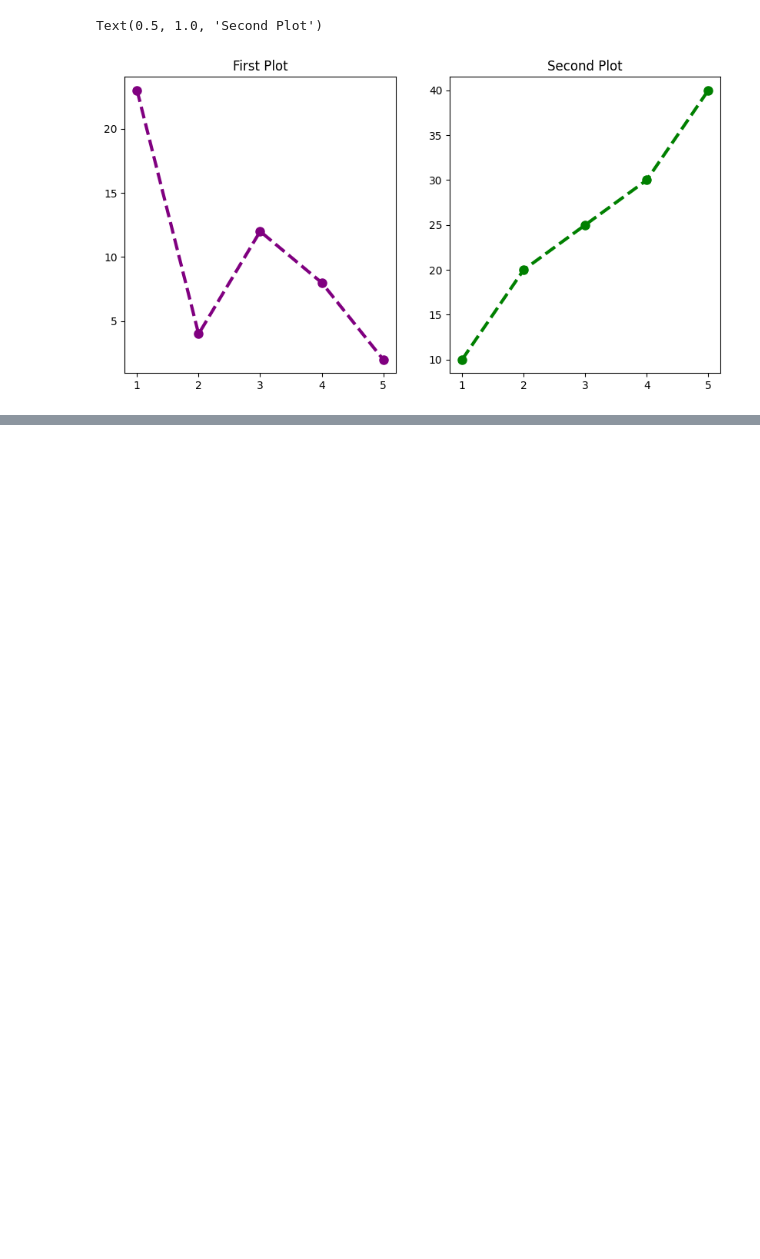
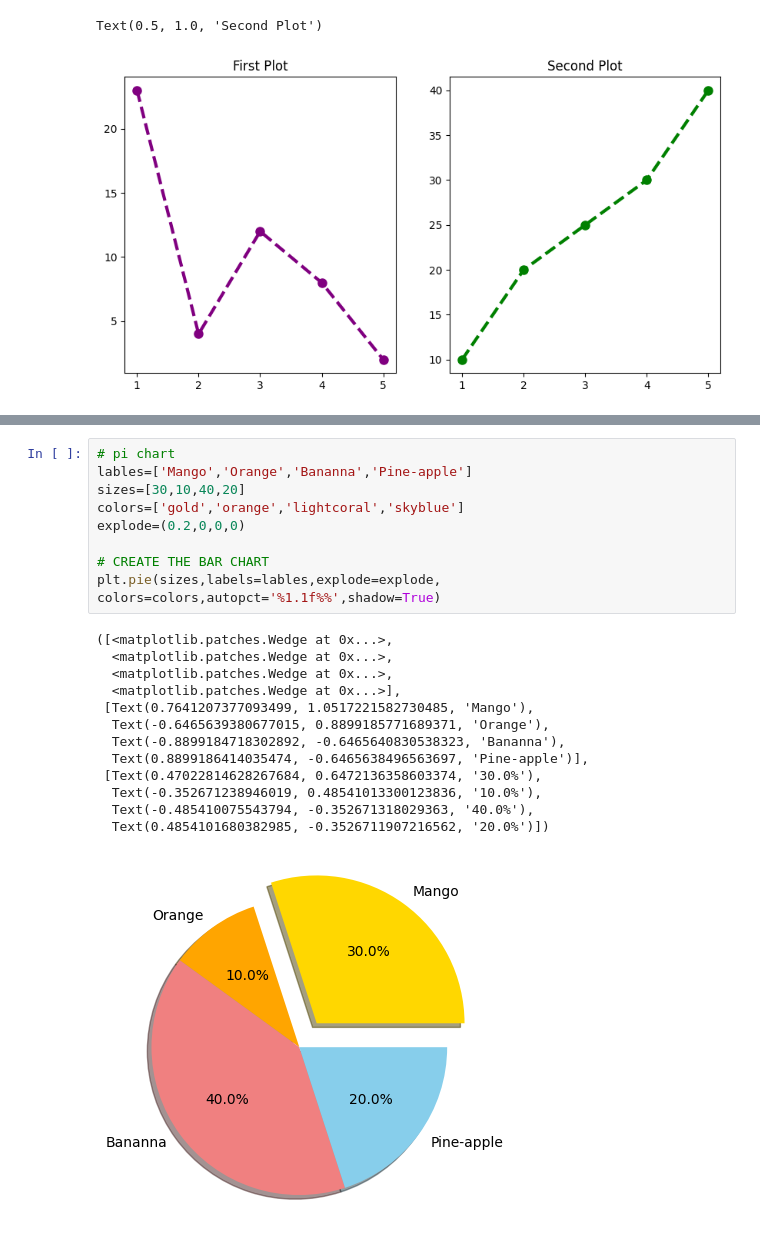
Before and after one commit to masumb2k2/Python-for-Generative-AI, a Jupyter notebook: Data Analysis with Python/matplotlib.ipynb, the cells around one changed output, grey strips where cells are left out. Drawn from its saved outputs; the diff is of its cells as text; blank space fills up the shorter version.

```diff
--- a/Data Analysis with Python/matplotlib.ipynb
+++ b/Data Analysis with Python/matplotlib.ipynb
@@ -89,0 +126,23 @@ Text(0.5, 1.0, 'Second Plot')
+# %%
+# pi chart
+lables=['Mango','Orange','Bananna','Pine-apple']
+sizes=[30,10,40,20]
+colors=['gold','orange','lightcoral','skyblue']
+explode=(0.2,0,0,0)
+
+# CREATE THE BAR CHART
+plt.pie(sizes,labels=lables,explode=explode, colors=colors,autopct='%1.1f%%',shadow=True)
+# %% [output]
+([<matplotlib.patches.Wedge at 0x...>,
+  <matplotlib.patches.Wedge at 0x...>,
+  <matplotlib.patches.Wedge at 0x...>,
+  <matplotlib.patches.Wedge at 0x...>],
+ [Text(0.7641207377093499, 1.0517221582730485, 'Mango'),
+  Text(-0.6465639380677015, 0.8899185771689371, 'Orange'),
+  Text(-0.8899184718302892, -0.6465640830538323, 'Bananna'),
+  Text(0.8899186414035474, -0.6465638496563697, 'Pine-apple')],
+ [Text(0.47022814628267684, 0.6472136358603374, '30.0%'),
+  Text(-0.352671238946019, 0.48541013300123836, '10.0%'),
+  Text(-0.485410075543794, -0.352671318029363, '40.0%'),
+  Text(0.4854101680382985, -0.3526711907216562, '20.0%')])
+[figure, added]
```
Also changed, not shown: parts of 13 cells of this notebook.
